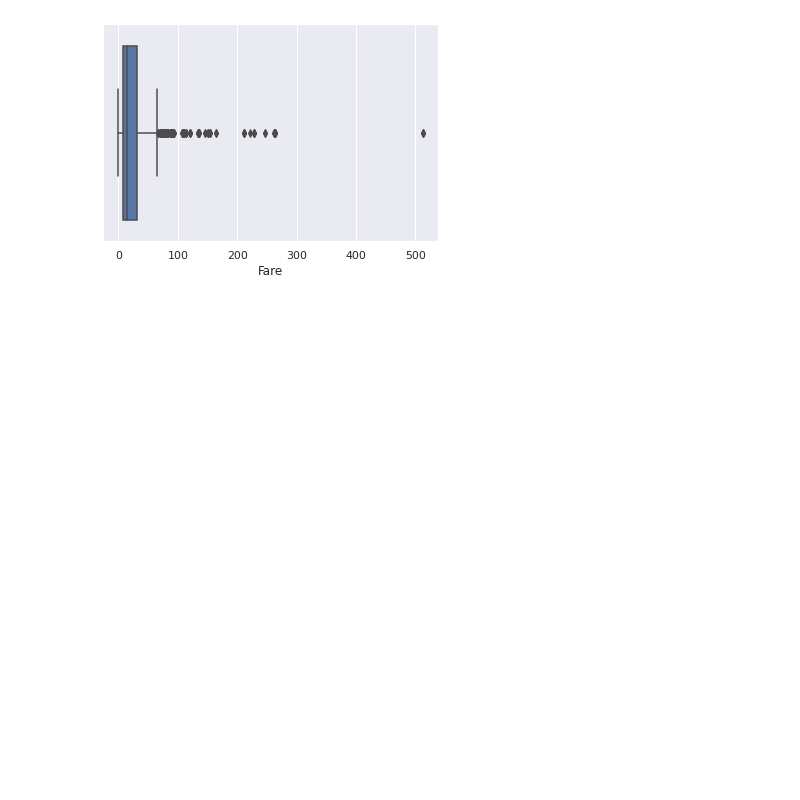
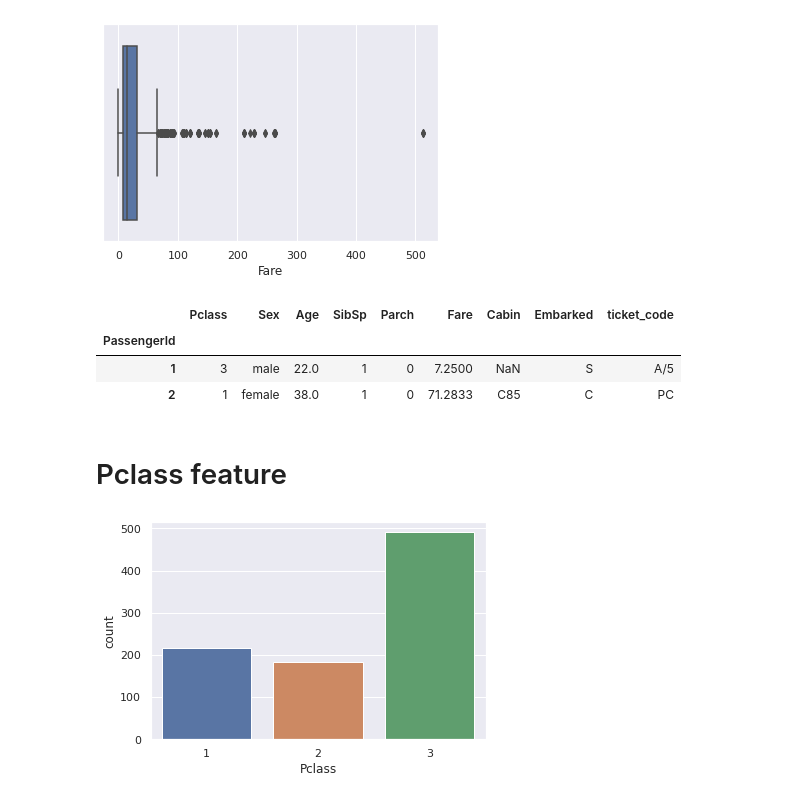
Before and after one commit to denisvivdenko/titanic_practice_dataset, a Jupyter notebook: EDA.ipynb, the cells around one changed output. Drawn from its saved outputs; the diff is of its cells as text; code cells hidden in the pictures; blank space fills up the shorter version.

Commit message:
feat: Pclass and Sex features analysis

```diff
--- a/EDA.ipynb
+++ b/EDA.ipynb
@@ -220,3 +220,16 @@ plt.legend(labels=["Fare feature", "normal distribution"]);
 sns.boxplot(x=X.Fare);
 # %% [output]
 [figure]
+# %%
+X.head(2)
+# %% [output]
+|  | Pclass | Sex | Age | SibSp | Parch | Fare | Cabin | Embarked | ticket_code |
+| PassengerId |  |  |  |  |  |  |  |  |  |
+| 1 | 3 | male | 22.0 | 1 | 0 | 7.2500 | NaN | S | A/5 |
+| 2 | 1 | female | 38.0 | 1 | 0 | 71.2833 | C85 | C | PC |
+# %% [markdown]
+# Pclass feature
+# %%
+sns.countplot(x=X.Pclass);
+# %% [output]
+[figure, added]
```
Also changed, not shown: parts of 8 cells of this notebook.
